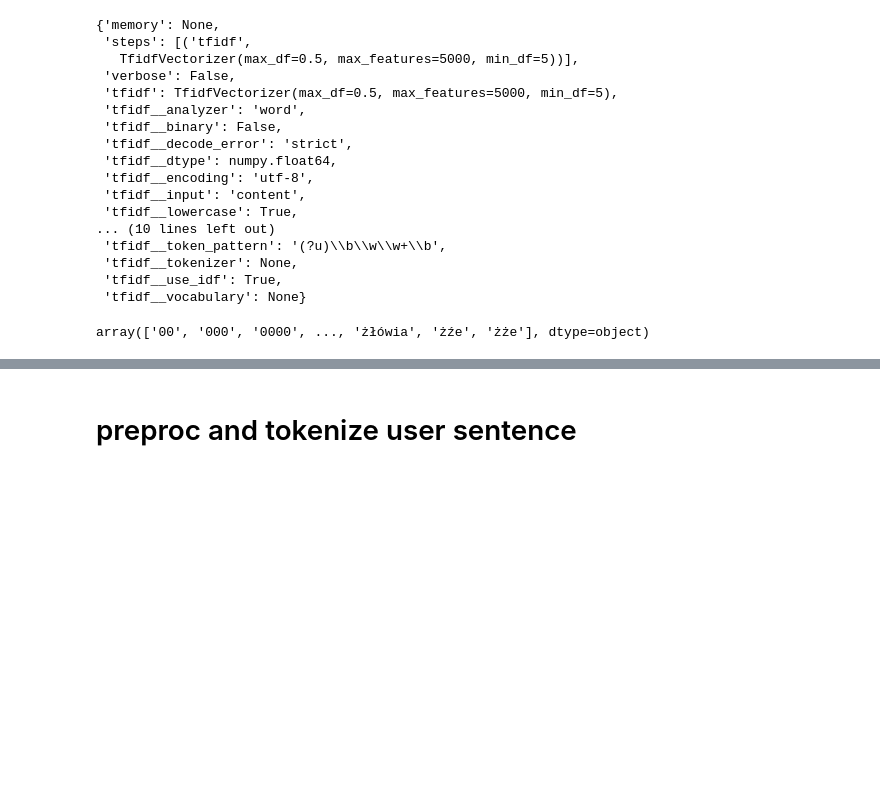
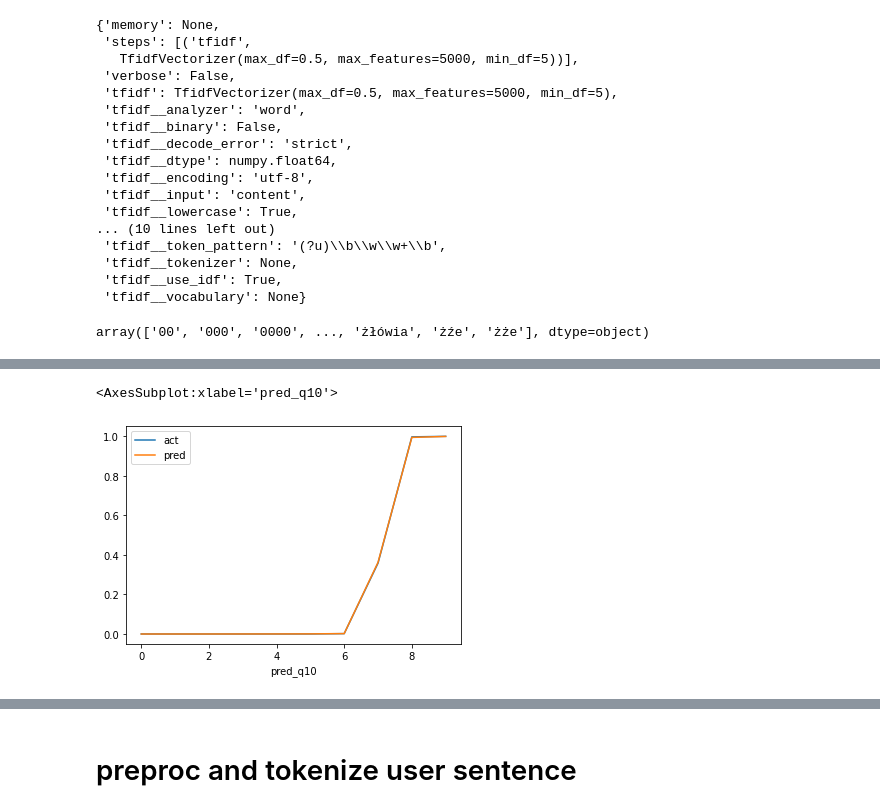
Before and after one commit to mbronis/gensim, a Jupyter notebook: gensim.ipynb, the cells around one changed output, grey strips where cells are left out. Drawn from its saved outputs; the diff is of its cells as text; code cells hidden in the pictures; blank space fills up the shorter version.

```diff
--- a/gensim.ipynb
+++ b/gensim.ipynb
@@ -729,0 +717,9 @@ Learning rate set to 0.147787
+# %%
+data_train, data_valid, y_train, y_valid = train_test_split(
+    datau[['desc_clean']], datau['negative'], test_size=0.20, random_state=12345)
+# %%
+data_train, data_test, y_train, y_test = train_test_split(
+    data_train, y_train, test_size=0.20, random_state=12345)
+# %%
+cb3 = CatBoostClassifier(**cb_params)
+cb3.fit(X=data_train, y=y_train, eval_set=(data_test, y_test))
@@ -729,0 +745,18 @@ Learning rate set to 0.147787
+# %%
+preds = cb3.predict_proba(data_test)
+preds = [x[1] for x in preds]
+
+X_test = pd.DataFrame(
+    zip(data_testu['desc_clean'], y_test, preds),
+    columns=['desc_clean', 'negative', 'pred'],
+    index=data_test.index
+)
+X_test['pred_q10'] = pd.qcut(X_test['pred'], q=10, labels=False)
+
+X_test.groupby('pred_q10').agg(
+    act=('negative', 'mean'),
+    pred=('pred', 'mean')
+).plot()
+# %% [output]
+<AxesSubplot:xlabel='pred_q10'>
+[figure, added]
```
Also changed, not shown: parts of 46 cells of this notebook.
